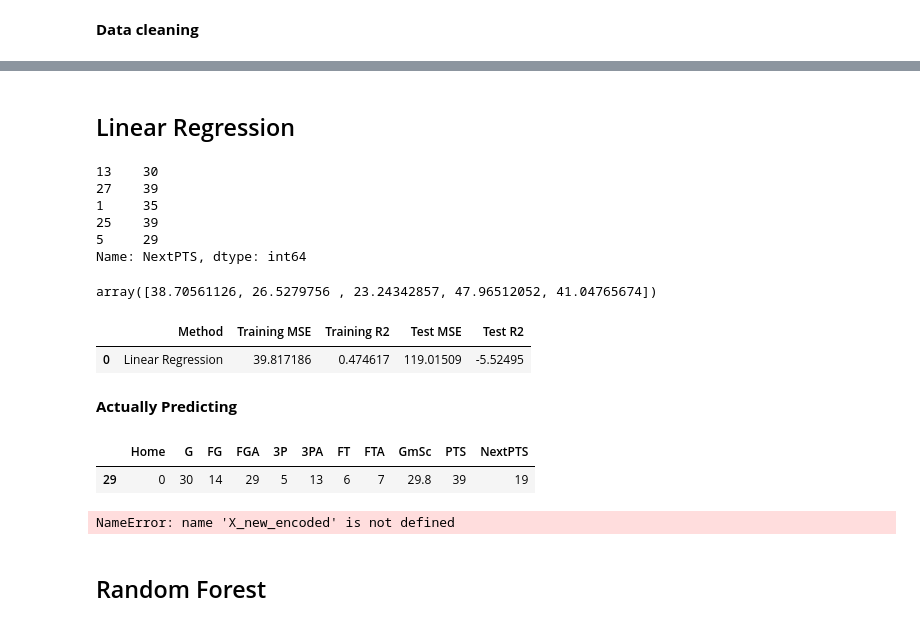
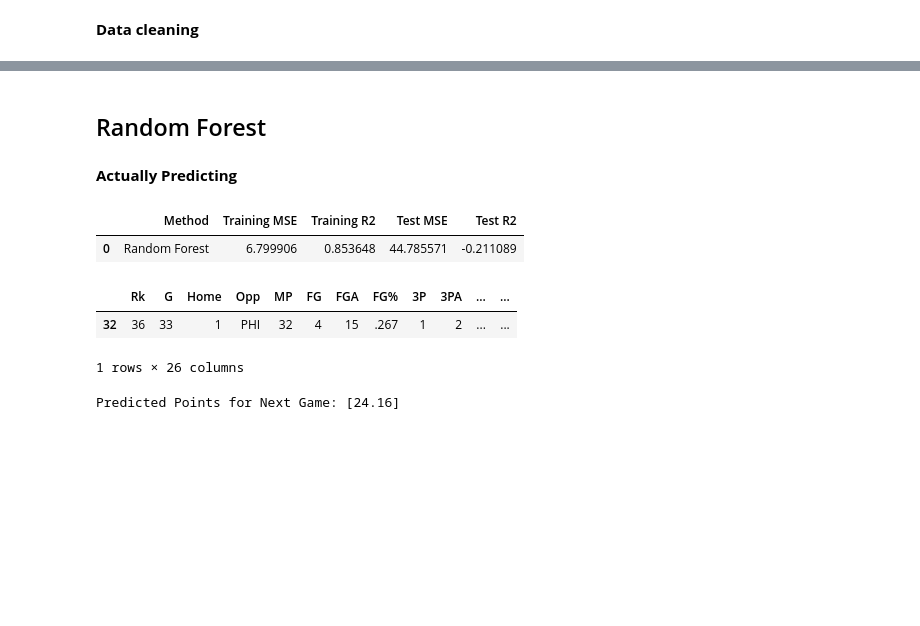
Before and after one commit to chadd28/ml-NBA-app, a Jupyter notebook: ml_NBA_v3.ipynb, the cells around one changed output, grey strips where cells are left out. Cells and saved outputs as stored; diff of their text form; code cells hidden in the pictures; blank space fills up the shorter version.

```diff
--- a/ml_NBA_v3.ipynb
+++ b/ml_NBA_v3.ipynb
@@ -7,8 +7,8 @@ https://www.basketball-reference.com/leagues/NBA_2024_per_game.html
 # %%
 import pandas as pd
 
-playerID = "d/doncilu01"
-url = "https://www.basketball-reference.com/players/" + playerID + "/gamelog/2024"
+playerID = "g/gilgesh01"
+url = "https://www.basketball-reference.com/players/" + playerID + "/gamelog/2023"
 
 html = pd.read_html(url, header=0)
 df = html[7]                              # selects desired table on website page
@@ -39,6 +34,7 @@ import numpy as np
 
 df = df.drop(df[df.G == "G"].index)                          # deletes repeating headers in content
 df = df.drop(df[df.FG == "Inactive"].index)                  # deletes games where he was inactive
+df = df.drop(df[df.DRB == "Did Not Dress"].index)                  # deletes "did not dress"
 df.rename(columns={'Unnamed: 5': 'Home'}, inplace=True)      # renames columns to previous game stats
 
 df = df.drop(columns=["Date",                                # deletes useless columns
@@ -82,7 +92,8 @@ columns_to_convert = ['G', 'FG', 'FGA', '3P', '3PA', 'FT',
                       'FTA', 'ORB', 'DRB', 'TRB', 'AST',
                       'STL', 'BLK', 'TOV', 'PF', 'PTS', 'NextPTS']
 
-df = df.apply(pd.to_numeric, errors='coerce').fillna(0)
+for column in columns_to_convert:
+    df[column] = pd.to_numeric(df[column], errors='coerce').fillna(0)
 
 print(df.dtypes)
 # %% [output]
@@ -122,31 +133,0 @@ df
-# %% [markdown]
-## Linear Regression
-# %%
-from sklearn.model_selection import train_test_split
-
-y = df['NextPTS']
-X = df.drop('NextPTS', axis=1)
-
-X_train, X_test, y_train, y_test = train_test_split(X, y, test_size=0.15, random_state=100)
-
-y_test
-# %% [output]
-13    30
-27    39
-1     35
-25    39
-5     29
-Name: NextPTS, dtype: int64
-# %%
-from sklearn.linear_model import LinearRegression
-
-lr = LinearRegression()
-# train the empty linear regression model on the following data set
-lr.fit(X_train, y_train)
-# applying the model to make prediction
-y_lr_train_pred = lr.predict(X_train)
-y_lr_test_pred = lr.predict(X_test)
-
-y_lr_test_pred
-# %% [output]
-array([38.70561126, 26.5279756 , 23.24342857, 47.96512052, 41.04765674])
@@ -161,7 +134,2 @@ lr_test_r2 = r2_score(y_test, y_lr_test_pred)
-# %%
-lr_results = pd.DataFrame(["Linear Regression", lr_train_mse, lr_train_r2, lr_test_mse, lr_test_r2]).transpose()
-lr_results.columns = ["Method", "Training MSE", "Training R2", "Test MSE", "Test R2"]
-lr_results
-# %% [output]
-|  | Method | Training MSE | Training R2 | Test MSE | Test R2 |
-| 0 | Linear Regression | 39.817186 | 0.474617 | 119.01509 | -5.52495 |
+# %% [markdown]
+## Random Forest
@@ -170,11 +171,22 @@ lr_results
+# %%
+rf_results = pd.DataFrame(["Random Forest", rf_train_mse, rf_train_r2, rf_test_mse, rf_test_r2]).transpose()
+rf_results.columns = ["Method", "Training MSE", "Training R2", "Test MSE", "Test R2"]
+rf_results
+# %% [output]
+|  | Method | Training MSE | Training R2 | Test MSE | Test R2 |
+| 0 | Random Forest | 6.799906 | 0.853648 | 44.785571 | -0.211089 |
 # %%
 X_new = df
-X_new = X_new.loc[[29]]
+X_new = X_new.loc[[32]]
 X_new
 # %% [output]
-|  | Home | G | FG | FGA | 3P | 3PA | FT | FTA | GmSc | PTS | NextPTS |
-| 29 | 0 | 30 | 14 | 29 | 5 | 13 | 6 | 7 | 29.8 | 39 | 19 |
+|  | Rk | G | Home | Opp | MP | FG | FGA | FG% | 3P | 3PA | ... | ... |
+| 32 | 36 | 33 | 1 | PHI | 32 | 4 | 15 | .267 | 1 | 2 | ... | ... |
+1 rows × 26 columns
 # %%
+# Apply one-hot encoding to the categorical columns in X_new
+X_new_encoded = pd.get_dummies(X_new, columns=categorical_columns, drop_first=True)
+
 # Ensure that the order of columns in X_new_encoded is consistent with the order used during training
 X_new_encoded = X_new_encoded.reindex(columns=X.columns, fill_value=0)
 
@@ -184,6 +196,4 @@ next_game_predictions = rf.predict(X_new_encoded)
 # Display or use the predictions as needed
 print("Predicted Points for Next Game:", next_game_predictions)
 # %% [output]
-NameError: name 'X_new_encoded' is not defined
+Predicted Points for Next Game: [24.16]
-# %% [markdown]
-## Random Forest
```
Also changed, not shown: parts of 10 cells of this notebook.
